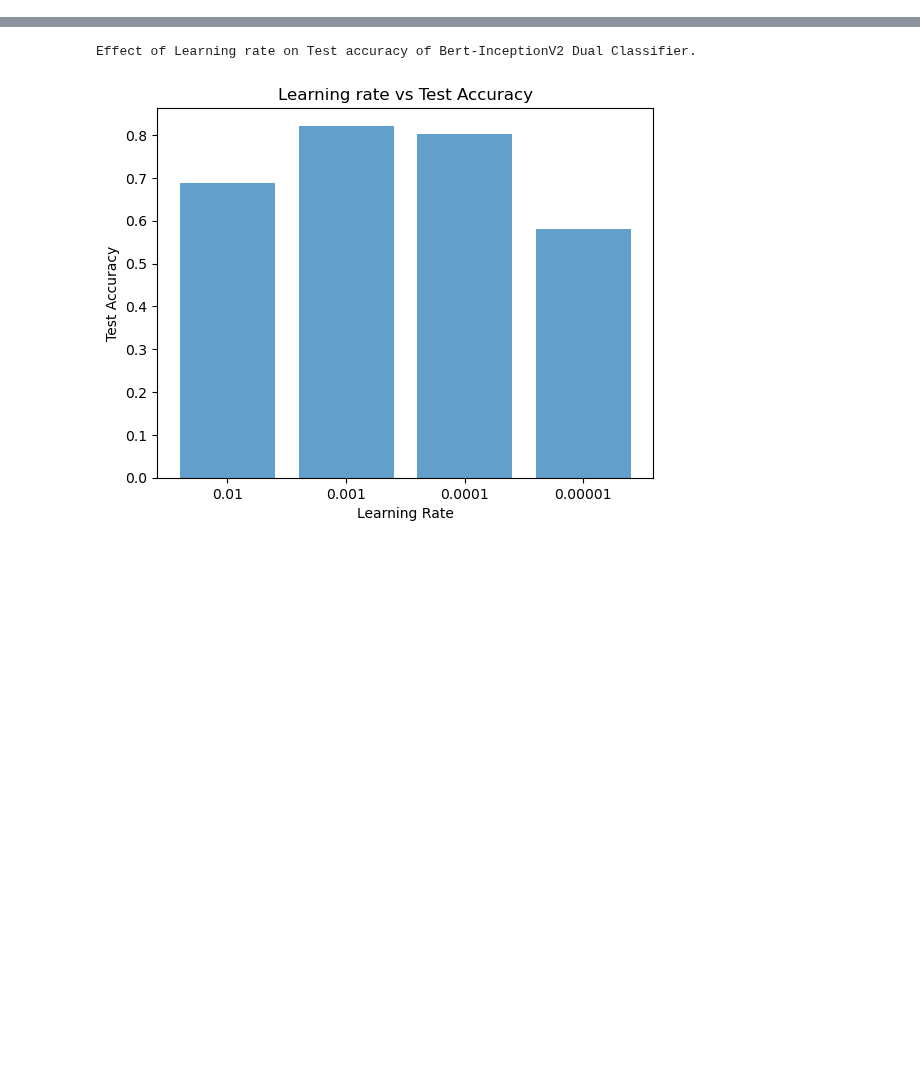
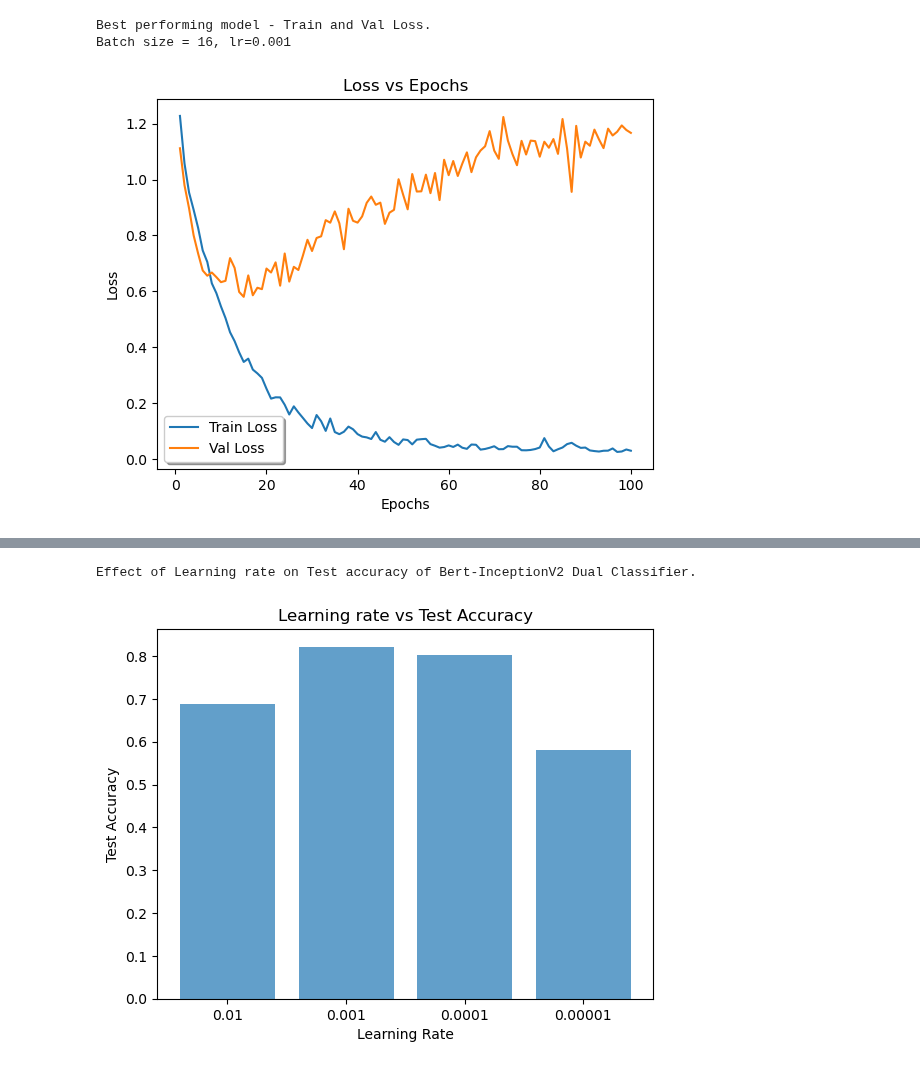
Before and after one commit to rbawah/garbage-classification, a Jupyter notebook: results/results.ipynb, the cells around one changed output, grey strips where cells are left out. Saved outputs shown, nothing was run; the diff lists cells and outputs as text; code cells hidden in the pictures; blank space fills up the shorter version.

Commit message:
Added plot_loss function and a Loss vs Epochs graph for 100epochs_lr_0_001_new.csv

```diff
--- a/results/results.ipynb
+++ b/results/results.ipynb
@@ -34,6 +34,25 @@ def plot_df(filename):
     ax.annotate(text, xy=(xmax, ymax), xytext=(0.94,0.96), **kw)
     plt.show()
     print("")
+# %%
+def plot_loss(filename):
+    #plot_df but for the loss
+    df = pd.read_csv(filename)
+    epochs = df["Epoch"].values
+    train_loss = df["train Loss"].values
+    val_loss = df["val Loss"].values
+
+    fig, ax = plt.subplots()
+
+    l1, l2 = ax.plot(epochs, train_loss, epochs, val_loss)
+
+    ax.legend((l1, l2), ('Train Loss', 'Val Loss'), loc='best', shadow=True)
+    ax.set_xlabel('Epochs')
+    ax.set_ylabel('Loss')
+    ax.set_title('Loss vs Epochs')
+
+    plt.show()
+    print("")
 # %%
 def get_val_acc(filename):
     df = pd.read_csv(filename)
@@ -98,3 +117,11 @@ Batch size = 16, lr=0.001
+# %%
+print("Best performing model - Train and Val Loss.")
+print("Batch size = 16, lr=0.001")
+plot_loss("100epochs_lr_0_001_new.csv")
+# %% [output]
+Best performing model - Train and Val Loss.
+Batch size = 16, lr=0.001
+[figure, added]
 # %%
 print("Val accuracies of best performing Bert-InceptionV2 multimodal classification at different Batch sizes.")
 epochs, val_bs4 = get_val_acc("100epochs_lr_0_001_batchsize4.csv")
```
Also changed, not shown: parts of 5 cells of this notebook.
